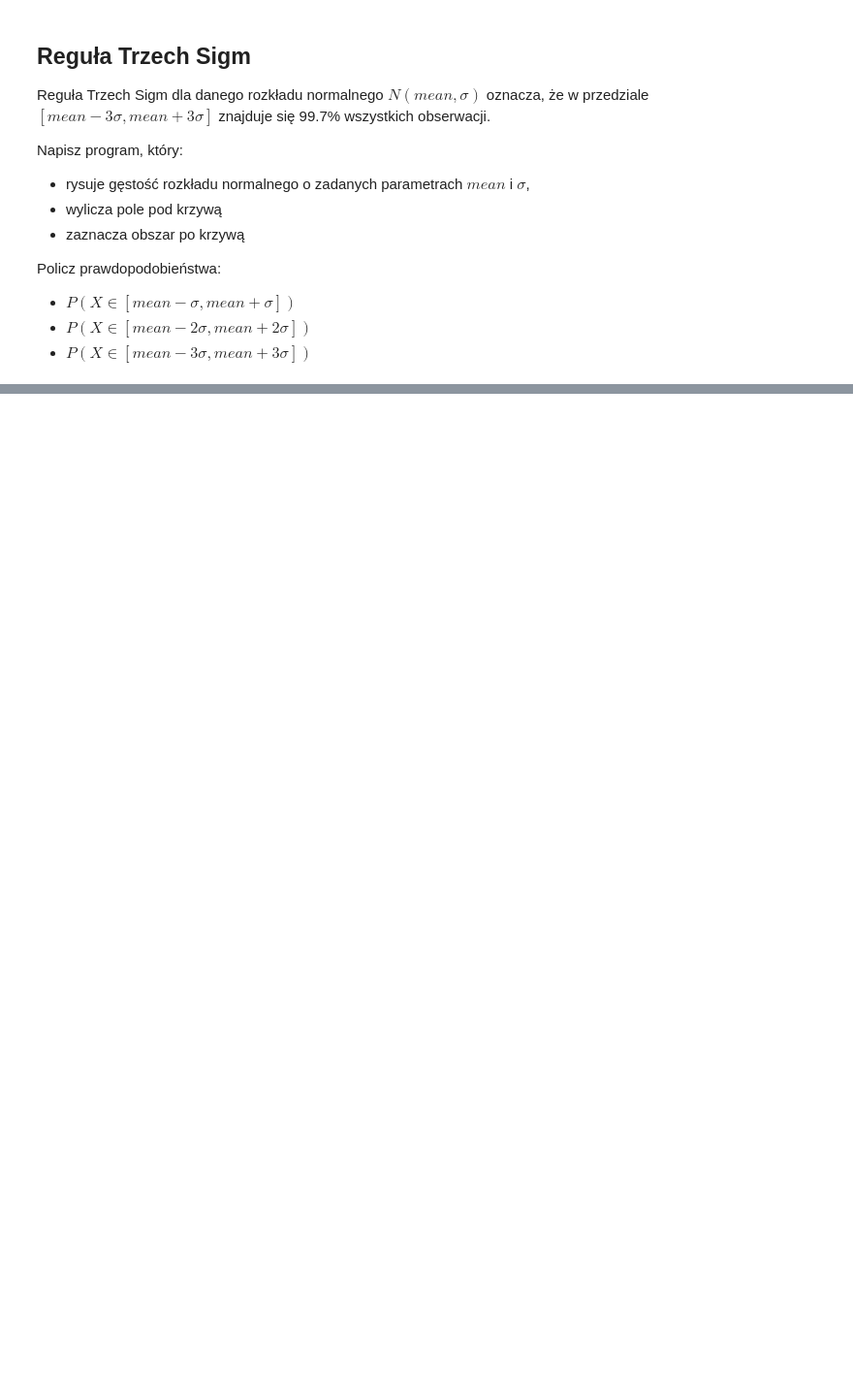
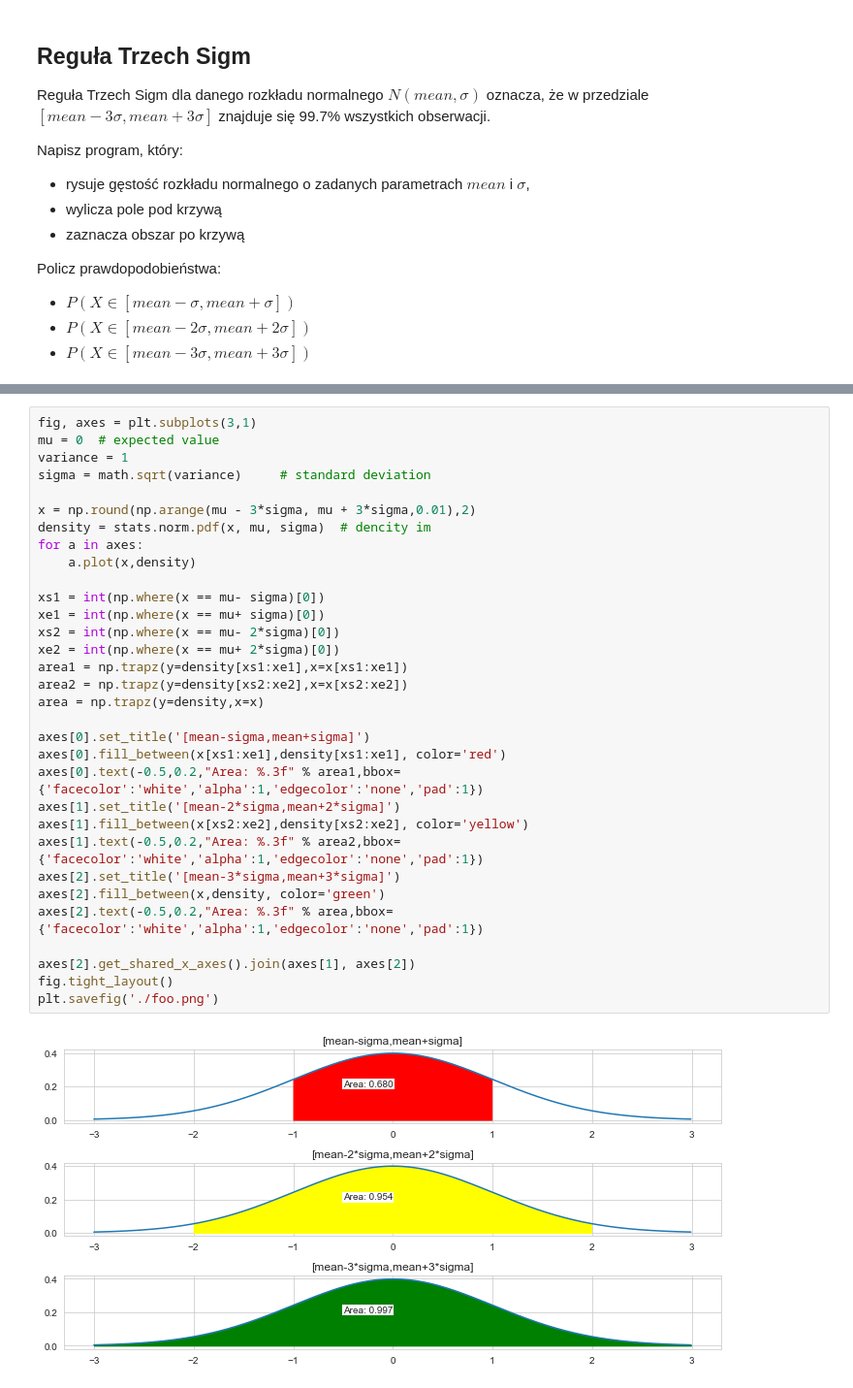
Before and after one commit to she3r/podstawy_sztucznej_inteligencji, a Jupyter notebook: Z02_numy_pandas.ipynb, the cells around one changed output, grey strips where cells are left out. Shown: that part at 97% size. Cells and saved outputs as stored; diff of their text form; blank space fills up the shorter version.

```diff
--- a/Z02_numy_pandas.ipynb
+++ b/Z02_numy_pandas.ipynb
@@ -1845,3 +1838,37 @@ for a in axes:
     drawNormalDensity(mu,variance,a)
 # %% [output]
 [figure]
+# %%
+fig, axes = plt.subplots(3,1)
+mu = 0  # expected value
+variance = 1
+sigma = math.sqrt(variance)     # standard deviation
+
+x = np.round(np.arange(mu - 3*sigma, mu + 3*sigma,0.01),2)
+density = stats.norm.pdf(x, mu, sigma)  # dencity im
+for a in axes:
+    a.plot(x,density)
+
+xs1 = int(np.where(x == mu- sigma)[0])
+xe1 = int(np.where(x == mu+ sigma)[0])
+xs2 = int(np.where(x == mu- 2*sigma)[0])
+xe2 = int(np.where(x == mu+ 2*sigma)[0])
+area1 = np.trapz(y=density[xs1:xe1],x=x[xs1:xe1])
+area2 = np.trapz(y=density[xs2:xe2],x=x[xs2:xe2])
+area = np.trapz(y=density,x=x)
+
+axes[0].set_title('[mean-sigma,mean+sigma]')
+axes[0].fill_between(x[xs1:xe1],density[xs1:xe1], color='red')
+axes[0].text(-0.5,0.2,"Area: %.3f" % area1,bbox={'facecolor':'white','alpha':1,'edgecolor':'none','pad':1})
+axes[1].set_title('[mean-2*sigma,mean+2*sigma]')
+axes[1].fill_between(x[xs2:xe2],density[xs2:xe2], color='yellow')
+axes[1].text(-0.5,0.2,"Area: %.3f" % area2,bbox={'facecolor':'white','alpha':1,'edgecolor':'none','pad':1})
+axes[2].set_title('[mean-3*sigma,mean+3*sigma]')
+axes[2].fill_between(x,density, color='green')
+axes[2].text(-0.5,0.2,"Area: %.3f" % area,bbox={'facecolor':'white','alpha':1,'edgecolor':'none','pad':1})
+
+axes[2].get_shared_x_axes().join(axes[1], axes[2])
+fig.tight_layout()
+plt.savefig('./foo.png')
+# %% [output]
+[figure, added]
```
Also changed, not shown: parts of 11 cells of this notebook.
